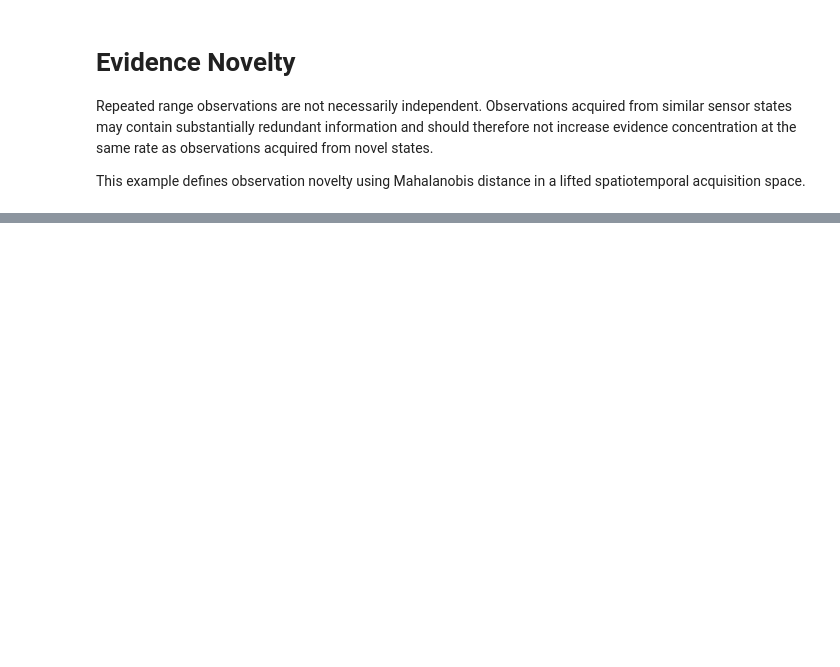
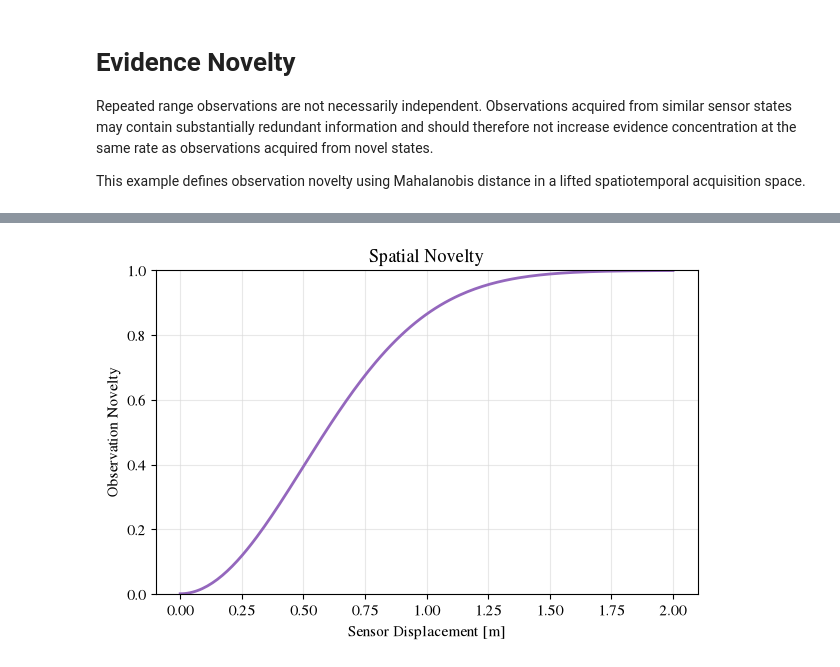
Before and after one commit to Jampar/beta-evidence-fields, a Jupyter notebook: examples/03_evidence_novelty.ipynb, the cells around one changed output, grey strips where cells are left out. Cells and saved outputs as stored; diff of their text form; code cells hidden in the pictures; blank space fills up the shorter version.

```diff
--- a/examples/03_evidence_novelty.ipynb
+++ b/examples/03_evidence_novelty.ipynb
@@ -123,0 +104,34 @@ axes[1].set_ylim(0.0, 1.0)
+# %%
+displacement = np.linspace(0.0, 2.0, 200)
+novelty      = []
+
+for dy in displacement:
+
+    field.clear()
+    field.add([make_observation(time = 0.0)])
+
+    observation = make_observation(origin = np.array([0.0, dy]),
+                                   time   = 0.1)
+
+    field.add([observation])
+    novelty.append(observation.novelty)
+
+novelty = np.asarray(novelty)
+# %%
+fig, axis = plt.subplots(figsize = (6, 4),
+                         constrained_layout = True)
+
+axis.plot(displacement,
+          novelty,
+          color     = "tab:purple",
+          linewidth = 2)
+
+axis.set_xlabel("Sensor Displacement [m]")
+axis.set_ylabel("Observation Novelty")
+axis.set_ylim(0.0, 1.0)
+axis.set_title("Spatial Novelty")
+
+axis.grid(color = "0.85",
+          alpha = 0.6)
+# %% [output]
+[figure, added]
```
Also changed, not shown: parts of 11 cells of this notebook, 2 other files.
